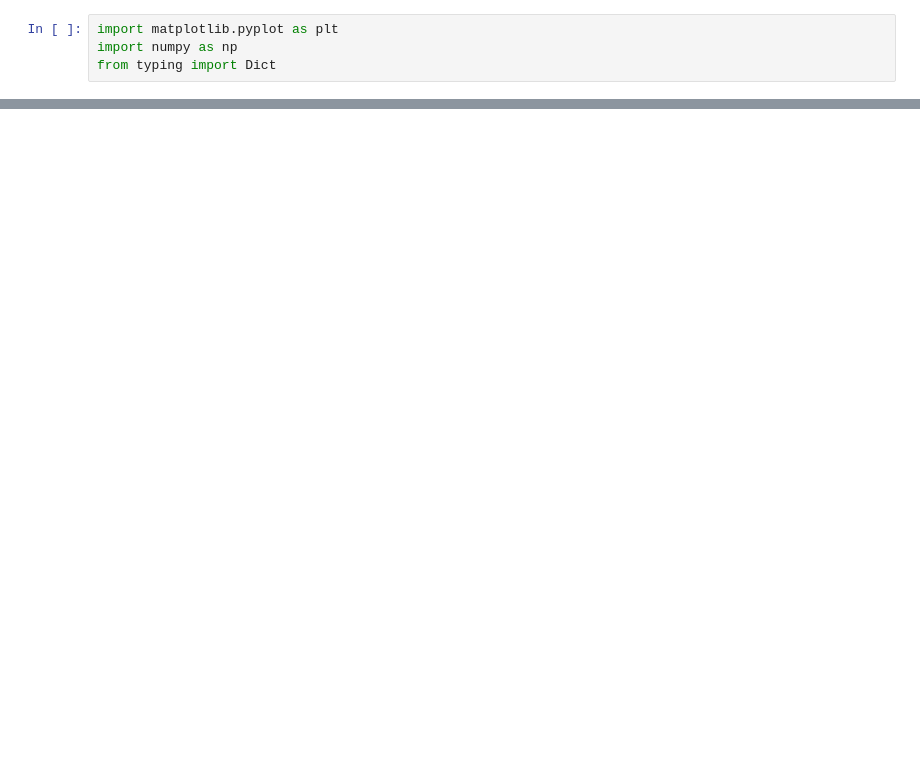
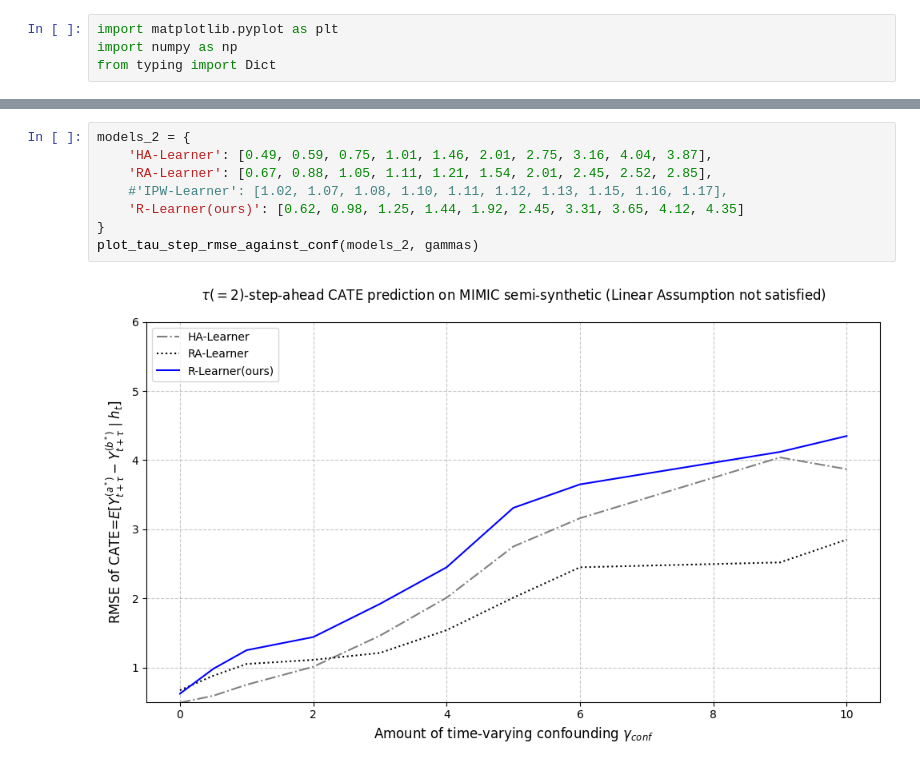
Before and after one commit to Neferpitou3871/DeepBlip, a Jupyter notebook: notebooks/plot_mimic_experiment_result.ipynb, the cells around one changed output, grey strips where cells are left out. Drawn from its saved outputs; the diff is of its cells as text; blank space fills up the shorter version.

```diff
--- a/notebooks/plot_mimic_experiment_result.ipynb
+++ b/notebooks/plot_mimic_experiment_result.ipynb
@@ -43,0 +44,10 @@ plot_tau_step_rmse_against_conf(models, gammas)
+# %%
+models_2 = {
+    'HA-Learner': [0.49, 0.59, 0.75, 1.01, 1.46, 2.01, 2.75, 3.16, 4.04, 3.87],
+    'RA-Learner': [0.67, 0.88, 1.05, 1.11, 1.21, 1.54, 2.01, 2.45, 2.52, 2.85],
+    #'IPW-Learner': [1.02, 1.07, 1.08, 1.10, 1.11, 1.12, 1.13, 1.15, 1.16, 1.17],
+    'R-Learner(ours)': [0.62, 0.98, 1.25, 1.44, 1.92, 2.45, 3.31, 3.65, 4.12, 4.35]
+}
+plot_tau_step_rmse_against_conf(models_2, gammas)
+# %% [output]
+[figure, added]
```
Also changed, not shown: parts of 2 cells of this notebook, 11 other files.
